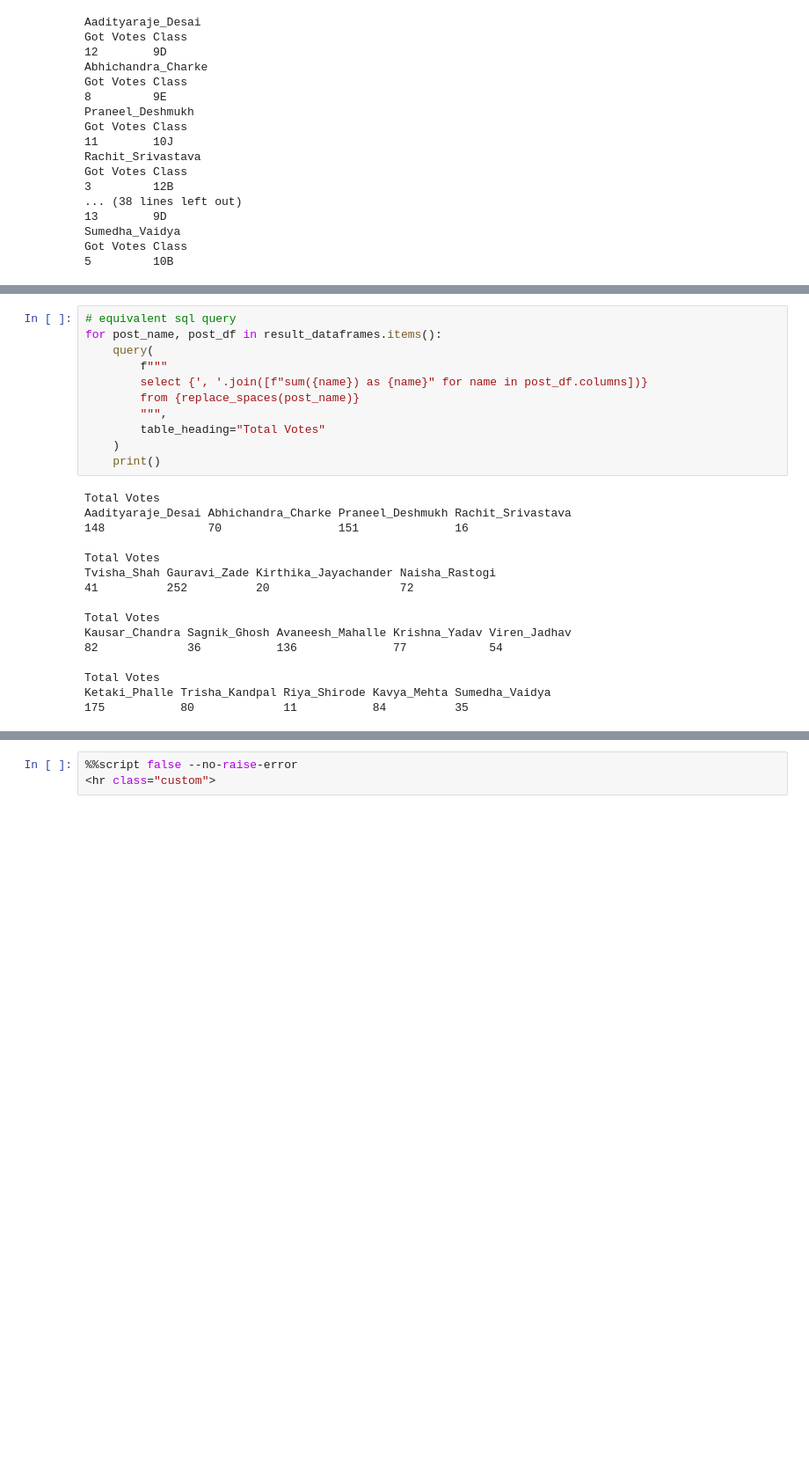
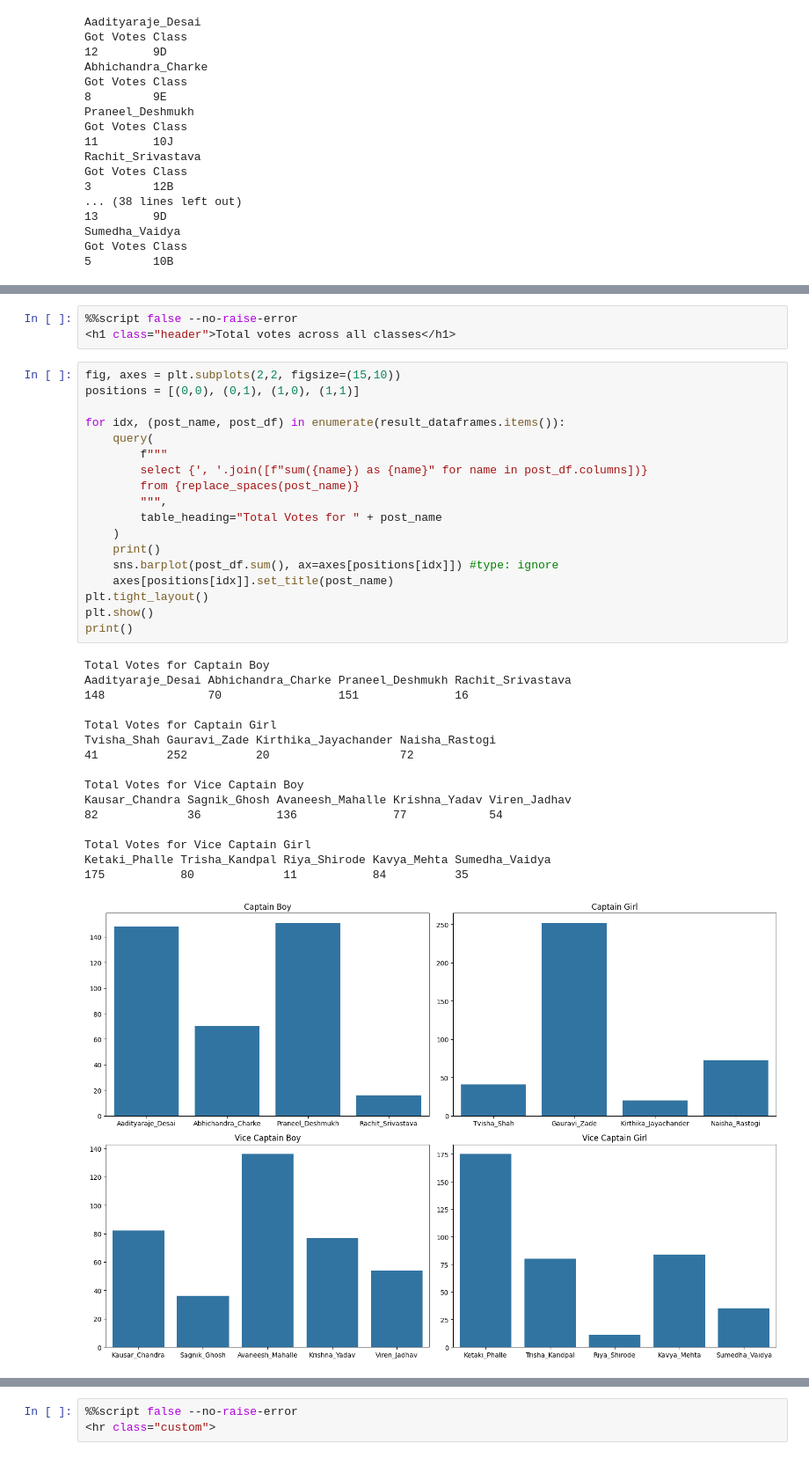
Before and after one commit to d1vij/ip-proj, a Jupyter notebook: proj-nb.ipynb, the cells around one changed output, grey strips where cells are left out. Shown at 88% size. Cells and saved outputs as stored; diff of their text form; blank space fills up the shorter version.

```diff
--- a/proj-nb.ipynb
+++ b/proj-nb.ipynb
@@ -618,27 +496,38 @@ dtype: int64
+# %%
+%%script false --no-raise-error
+<h1 class="header">Total votes across all classes</h1>
 # %%
-# equivalent sql query
-for post_name, post_df in result_dataframes.items():
+fig, axes = plt.subplots(2,2, figsize=(15,10))
+positions = [(0,0), (0,1), (1,0), (1,1)]
+
+for idx, (post_name, post_df) in enumerate(result_dataframes.items()):
     query(
         f"""
         select {', '.join([f"sum({name}) as {name}" for name in post_df.columns])}
         from {replace_spaces(post_name)}
         """,
-        table_heading="Total Votes"
+        table_heading="Total Votes for " + post_name
     )
     print()
+    sns.barplot(post_df.sum(), ax=axes[positions[idx]]) #type: ignore
+    axes[positions[idx]].set_title(post_name)
+plt.tight_layout()
+plt.show()
+print()
 # %% [output]
-Total Votes
+Total Votes for Captain Boy
 Aadityaraje_Desai Abhichandra_Charke Praneel_Deshmukh Rachit_Srivastava
 148               70                 151              16
 
-Total Votes
+Total Votes for Captain Girl
 Tvisha_Shah Gauravi_Zade Kirthika_Jayachander Naisha_Rastogi
 41          252          20                   72
 
-Total Votes
+Total Votes for Vice Captain Boy
 Kausar_Chandra Sagnik_Ghosh Avaneesh_Mahalle Krishna_Yadav Viren_Jadhav
 82             36           136              77            54
 
-Total Votes
+Total Votes for Vice Captain Girl
 Ketaki_Phalle Trisha_Kandpal Riya_Shirode Kavya_Mehta Sumedha_Vaidya
 175           80             11           84          35
+[figure, added]
```
Also changed, not shown: parts of 11 cells of this notebook, 3 other files.
